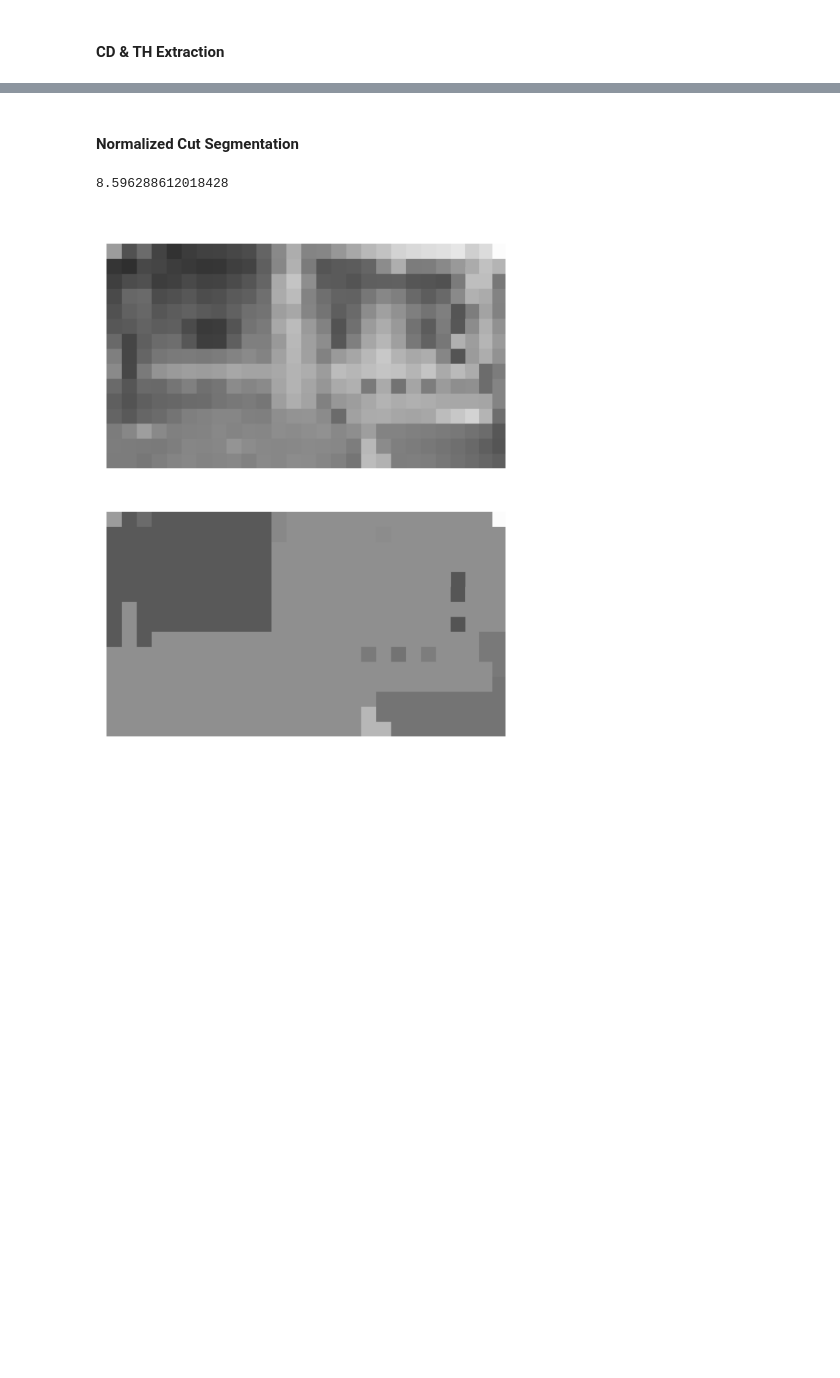
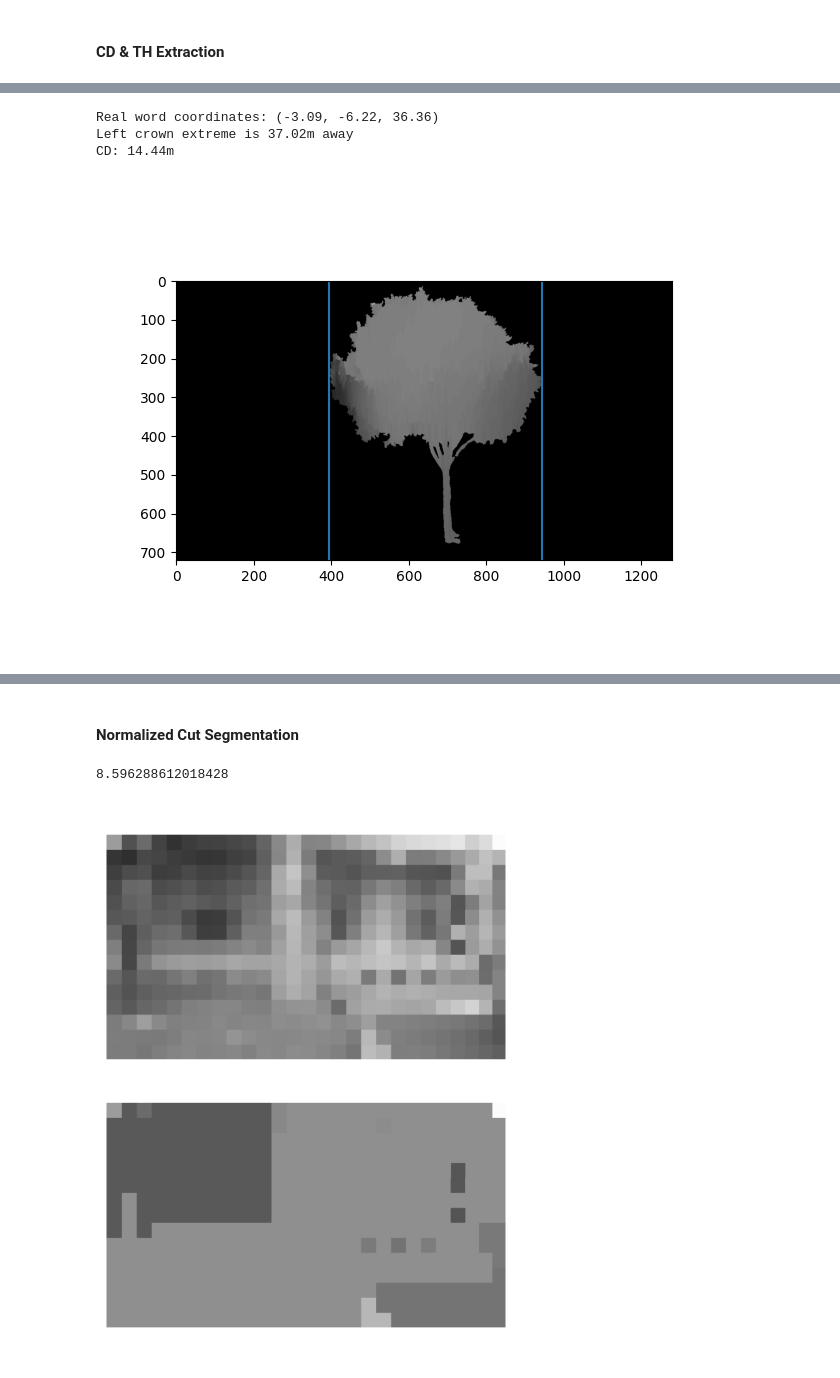
Before and after one commit to kiplimock/image-processing, a Jupyter notebook: disparity.ipynb, the cells around one changed output, grey strips where cells are left out. Cells and saved outputs as stored; diff of their text form; code cells hidden in the pictures; blank space fills up the shorter version.

```diff
--- a/disparity.ipynb
+++ b/disparity.ipynb
@@ -264,7 +270,7 @@ def minimum_crown_pixel(image):
     # print(pixels)
     pixels = np.array(pixels)
 
-    return np.max(pixels)
+    return int(np.mean(pixels))
 # %%
 def computeDepthMap(imgL, imgR, mask):
 
@@ -502,3 +498,10 @@ CD: 1.64m
+# %%
+compute_cd(depth)
+# %% [output]
+Real word coordinates: (-3.09, -6.22, 36.36)
+Left crown extreme is 37.02m away
+CD: 14.44m
+[figure, added]
 # %%
 def compute_th(image, baseline=0.129, f=1438):
     '''
```
Also changed, not shown: parts of 13 cells of this notebook, 3 other files.
